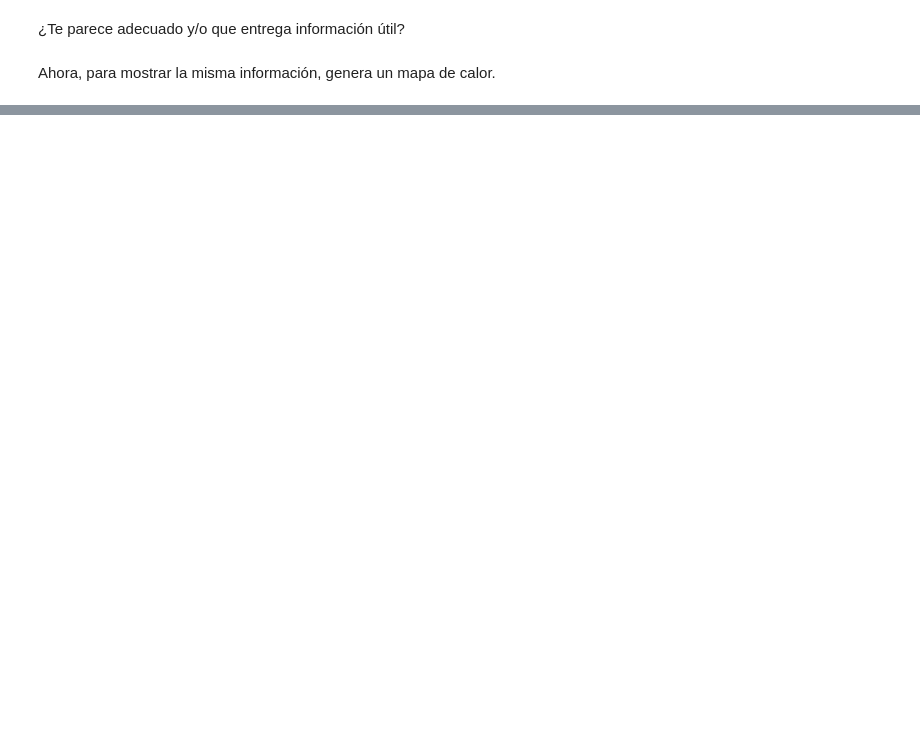
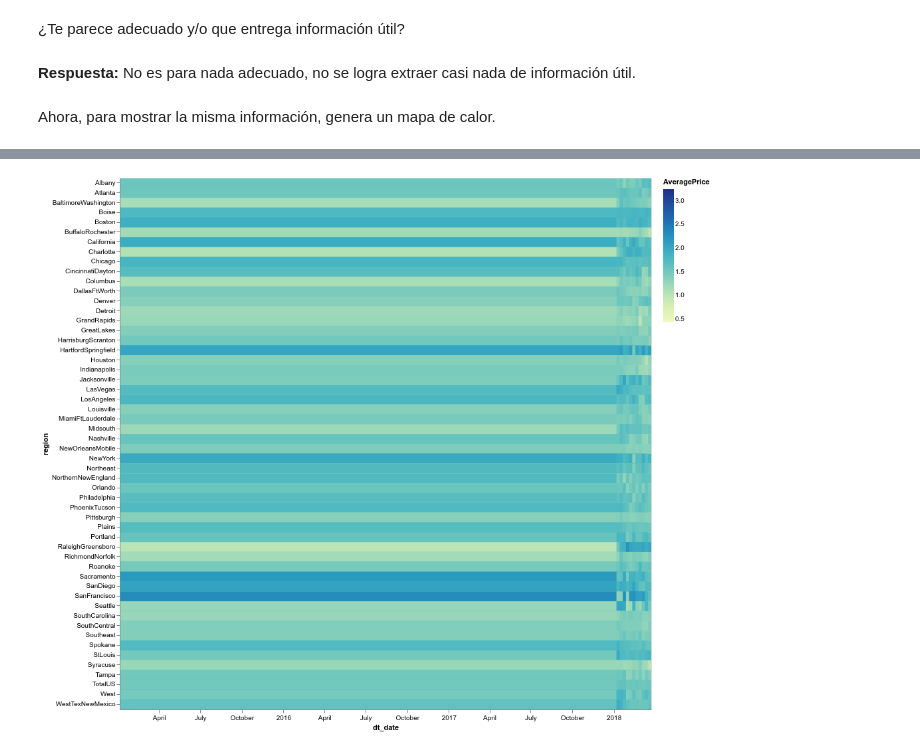
Before and after one commit to simonmasnu/mat281_portfolio, a Jupyter notebook: m03_data_visualization/m03_c04_interactive_visualization/m03_c04_lab.ipynb, the cells around one changed output, grey strips where cells are left out. Drawn from its saved outputs; the diff is of its cells as text; code cells hidden in the pictures; blank space fills up the shorter version.

```diff
--- a/m03_data_visualization/m03_c04_interactive_visualization/m03_c04_lab.ipynb
+++ b/m03_data_visualization/m03_c04_interactive_visualization/m03_c04_lab.ipynb
@@ -189,12 +189,14 @@ alt.Chart(paltas_url).mark_line().encode(
 # %% [markdown]
 ¿Te parece adecuado y/o que entrega información útil?
+# %% [markdown]
+__Respuesta:__ No es para nada adecuado, no se logra extraer casi nada de información útil.
 # %% [markdown]
 Ahora, para mostrar la misma información, genera un mapa de calor.
 # %%
-alt.Chart(# FIX ME).mark_# FIX ME.encode(
-    x=# FIX ME,
-    color=# FIX ME,
-    y=# FIX ME
+alt.Chart(paltas_url).mark_rect().encode(
+    x='dt_date:T', #Con :T queda mal.
+    color='AveragePrice:Q',
+    y='region:N'
 ).properties(
     width=800,
     height=800
@@ -203,0 +205 @@ SyntaxError: invalid syntax (<ipython-input-10-0eb41e14ebf0>, line 3)
+[figure, added]
```
Also changed, not shown: parts of 6 cells of this notebook, 17 other files.
